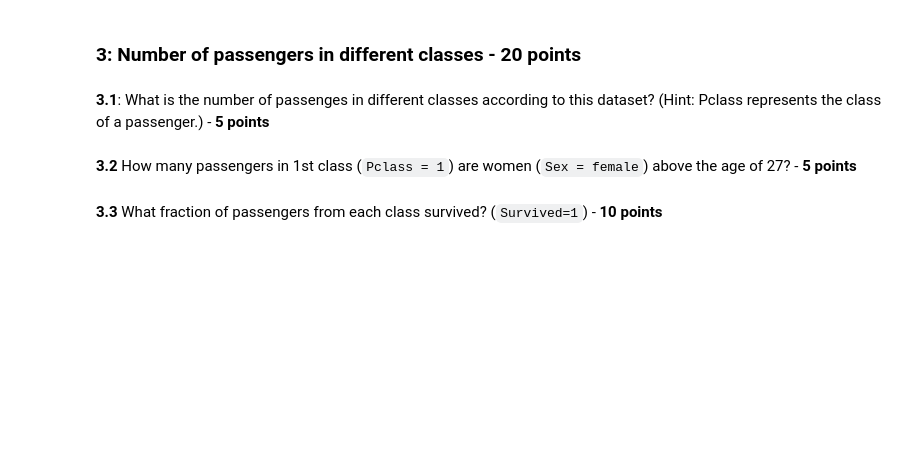
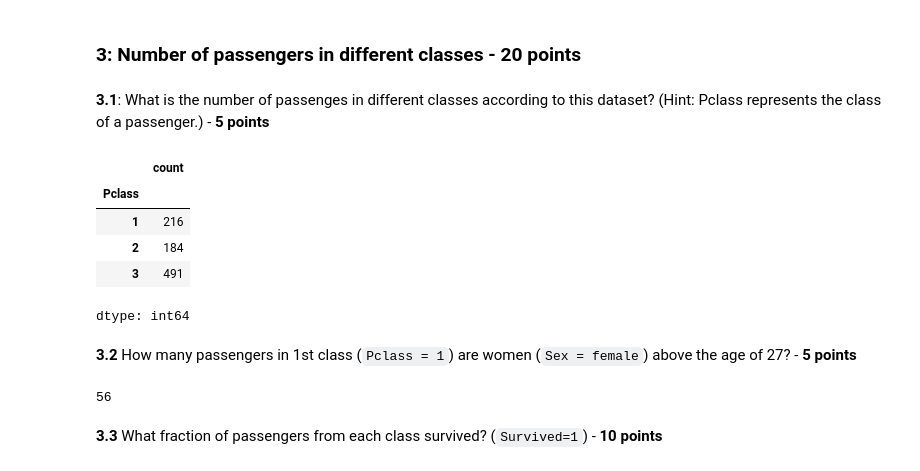
Before and after one commit to surf-guy/DSE200, a Jupyter notebook: HW/HW_2.ipynb, the cells around one changed output. Drawn from its saved outputs; the diff is of its cells as text; code cells hidden in the pictures; blank space fills up the shorter version.

```diff
--- a/HW/HW_2.ipynb
+++ b/HW/HW_2.ipynb
@@ -164,2 +205,11 @@ Note - The output should only have `Sex` and `Fare`
+# %%
+passengers['Pclass'].value_counts().sort_index()
+# %% [output]
+|  | count |
+| Pclass |  |
+| 1 | 216 |
+| 2 | 184 |
+| 3 | 491 |
+dtype: int64
 # %% [markdown]
 **3.2** How many passengers in 1st class (`Pclass = 1`) are women (`Sex = female`) above the age of 27? - **5 points**
@@ -168,2 +216,6 @@ Note - The output should only have `Sex` and `Fare`
+# %%
+len(passengers[(passengers['Pclass'] == 1) & (passengers['Sex'] == 'female') & (passengers['Age'] > 27)])
+# %% [output]
+56
 # %% [markdown]
 **3.3** What fraction of passengers from each class survived? (`Survived=1`) - **10 points**
```
Also changed, not shown: parts of 13 cells of this notebook.
